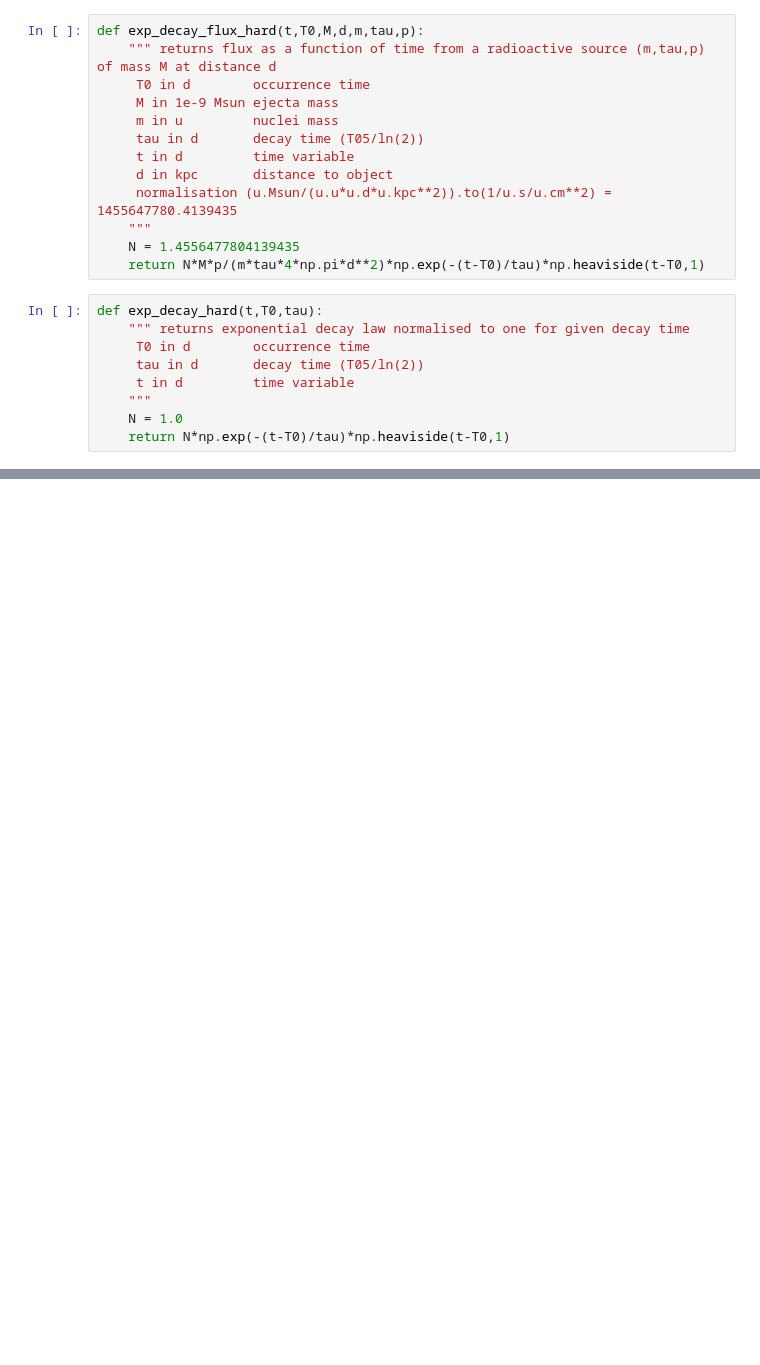
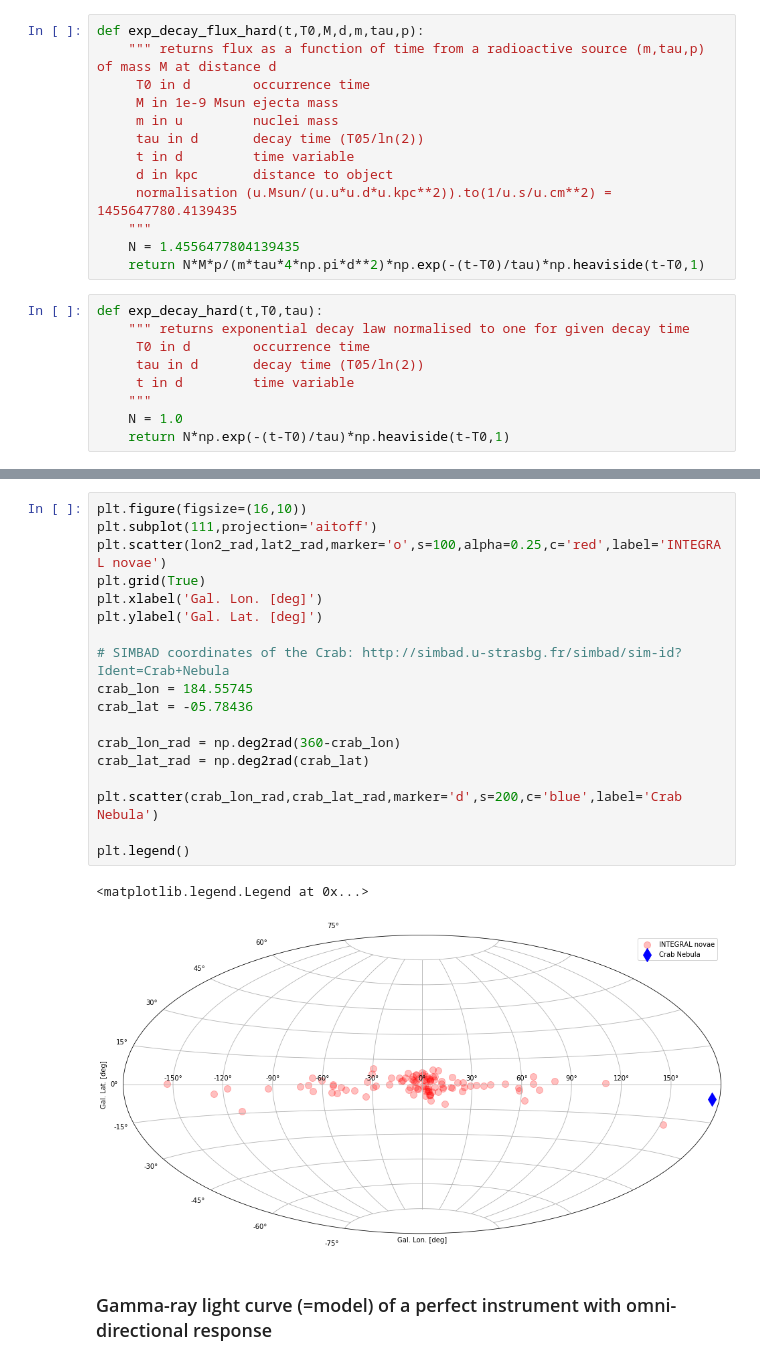
Before and after one commit to tsiegert/for-students, a Jupyter notebook: nova_analysis/Nova_analysis_v2.1.ipynb, the cells around one changed output, grey strips where cells are left out. Drawn from its saved outputs; the diff is of its cells as text; blank space fills up the shorter version.

```diff
--- a/nova_analysis/Nova_analysis_v2.1.ipynb
+++ b/nova_analysis/Nova_analysis_v2.1.ipynb
@@ -126,0 +181,23 @@ plt.xlim()
+# %%
+plt.figure(figsize=(16,10))
+plt.subplot(111,projection='aitoff')
+plt.scatter(lon2_rad,lat2_rad,marker='o',s=100,alpha=0.25,c='red',label='INTEGRAL novae')
+plt.grid(True)
+plt.xlabel('Gal. Lon. [deg]')
+plt.ylabel('Gal. Lat. [deg]')
+
+# SIMBAD coordinates of the Crab: http://simbad.u-strasbg.fr/simbad/sim-id?Ident=Crab+Nebula
+crab_lon = 184.55745
+crab_lat = -05.78436
+
+crab_lon_rad = np.deg2rad(360-crab_lon)
+crab_lat_rad = np.deg2rad(crab_lat)
+
+plt.scatter(crab_lon_rad,crab_lat_rad,marker='d',s=200,c='blue',label='Crab Nebula')
+
+plt.legend()
+# %% [output]
+<matplotlib.legend.Legend at 0x...>
+[figure, added]
+# %% [markdown]
+<h3>Gamma-ray light curve (=model) of a perfect instrument with omni-directional response</h3>
```
Also changed, not shown: parts of 46 cells of this notebook.
